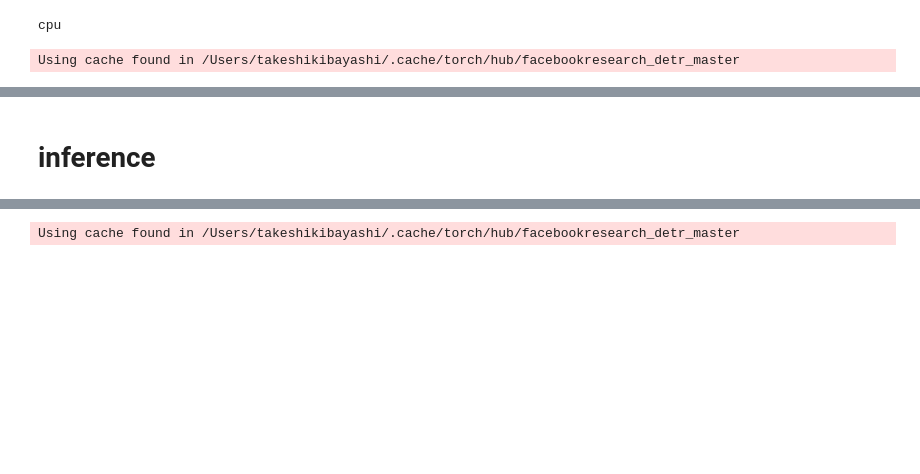
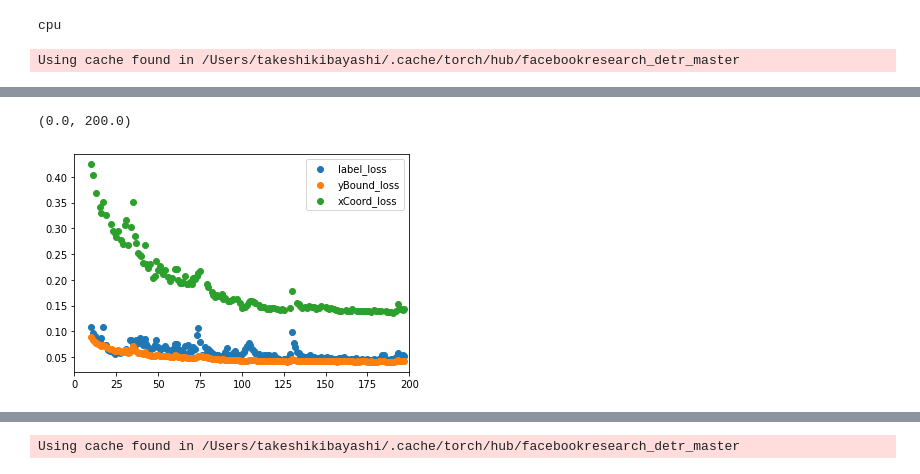
Before and after one commit to takekbys/laneDetection_detr, a Jupyter notebook: training_laneDetection_detr.ipynb, the cells around one changed output, grey strips where cells are left out. Saved outputs shown, nothing was run; the diff lists cells and outputs as text; code cells hidden in the pictures; blank space fills up the shorter version.

```diff
--- a/training_laneDetection_detr.ipynb
+++ b/training_laneDetection_detr.ipynb
@@ -598,17 +605,19 @@ def eval_fn(data_loader, model,criterion, device):
 for param in model.model.backbone.parameters():
     param.required_grad = False
 best_map = np.inf
+history = pd.DataFrame()
 
 for epoch in range(EPOCHS):
-    train_loss = train_fn(train_loader, model,criterion, optimizer,device,scheduler=None,epoch=epoch)
-    eval_loss = eval_fn(val_loader, model,criterion, device)
+    train_loss = train_fn(train_loader, model,criterion, optimizer,device,scheduler=scheduler,epoch=epoch,history=history)
+    eval_loss = eval_fn(val_loader, model,criterion, device, epoch, history)
 
     #valid_map_score = calculate_final_score(predictions,0.5,form='coco')
 
-    print('|EPOCH {}| TRAIN_LOSS {}| EVAL_LOSS {}|'.format(epoch+1,train_loss.avg,eval_loss.avg))
+    print('|EPOCH {}| LEARNING RATE {:.0e}| TRAIN_LOSS {:.5f}| EVAL_LOSS {:.5f}|'.format(
+        epoch+1,scheduler.get_lr()[0], train_loss.avg,eval_loss.avg))
 
     if eval_loss.avg < best_map:
         best_map = eval_loss.avg
         print('Best model found in Epoch {}........Saving Model'.format(epoch+1))
-        torch.save(model.state_dict(), f'model/1125_epoch{epoch}_evalLoss{eval_loss.avg}.pth')
+        torch.save(model.state_dict(), 'model/1125_epoch{}_evalLoss{:.5f}.pth'.format(epoch+1,eval_loss.avg))
 # %% [output]
@@ -616,2 +643,14 @@ KeyboardInterrupt:
-# %% [markdown]
-# inference
+# %%
+label_loss = history['label_loss']
+yBound_loss = history['yBound_loss']
+xCoord_loss = history['xCoord_loss']
+index = range(len(label_loss))
+
+plt.scatter(index[10:], label_loss[10:])
+plt.scatter(index[10:], yBound_loss[10:])
+plt.scatter(index[10:], xCoord_loss[10:])
+plt.legend(["label_loss", "yBound_loss", "xCoord_loss"])
+plt.xlim([0,200])
+# %% [output]
+(0.0, 200.0)
+[figure, added]
```
Also changed, not shown: parts of 20 cells of this notebook, 4 other files.
